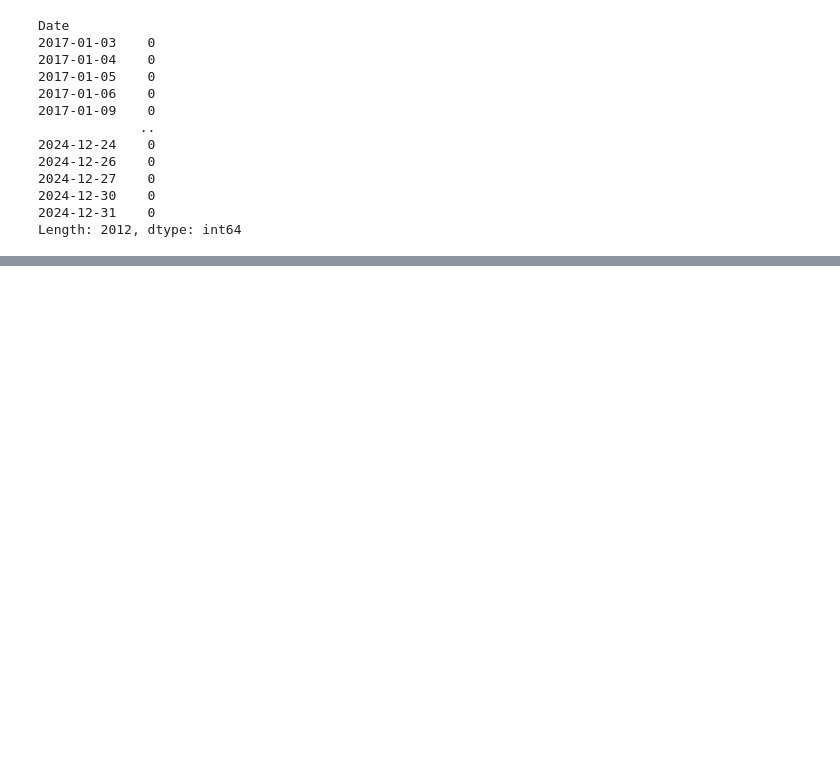
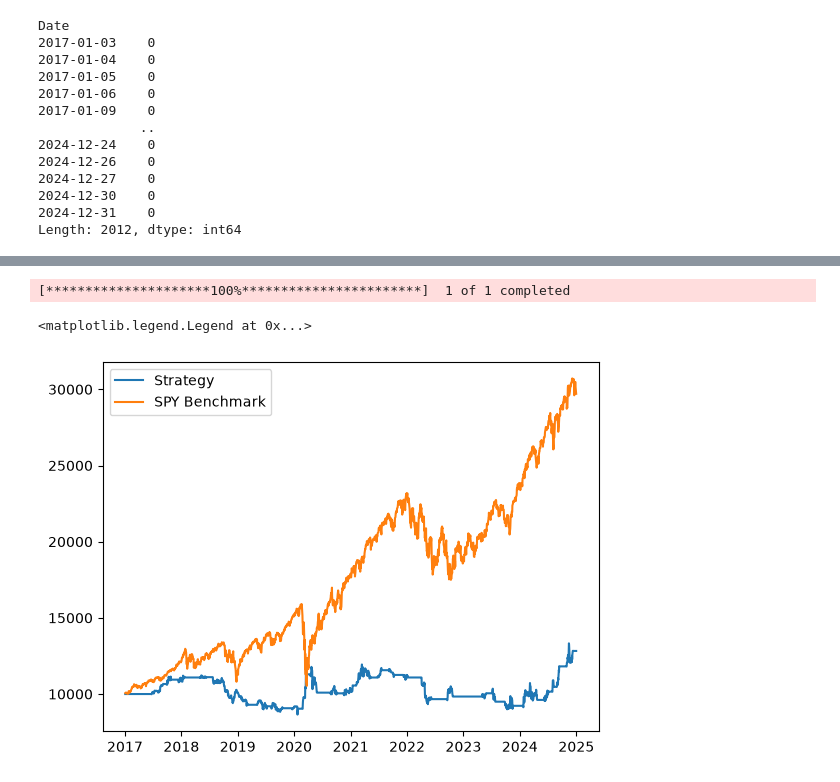
Before and after one commit to thiya-1st/stat-arb-pairs-trading, a Jupyter notebook: notebooks/04_backtesting.ipynb, the cells around one changed output, grey strips where cells are left out. Drawn from its saved outputs; the diff is of its cells as text; code cells hidden in the pictures; blank space fills up the shorter version.

```diff
--- a/notebooks/04_backtesting.ipynb
+++ b/notebooks/04_backtesting.ipynb
@@ -68,0 +155,14 @@ pd.Series(pnl_series).cumsum().plot()
+# %%
+start_date = "2017-01-01"
+end_date = "2025-01-01"
+spy = yf.download("SPY", start = start_date, end = end_date)["Close"]
+
+spy_returns = spy.pct_change().dropna()
+spy_cumulative = (1 + spy_returns).cumprod() * capital
+plt.plot(pnl_series_cumsum + capital, label="Strategy")
+plt.plot(spy_cumulative, label="SPY Benchmark")
+plt.legend()
+# %% [output]
+[*********************100%***********************]  1 of 1 completed
+<matplotlib.legend.Legend at 0x...>
+[figure, added]
```
Also changed, not shown: parts of 16 cells of this notebook, 3 other files.
